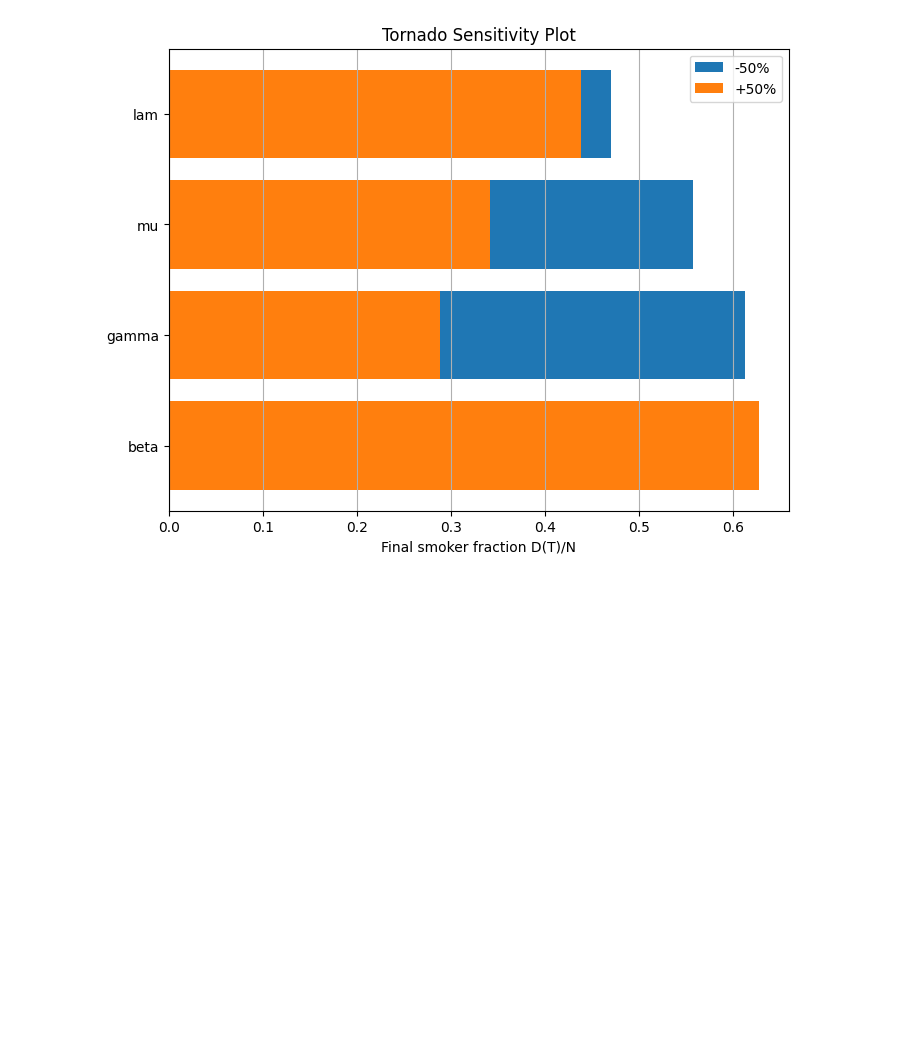
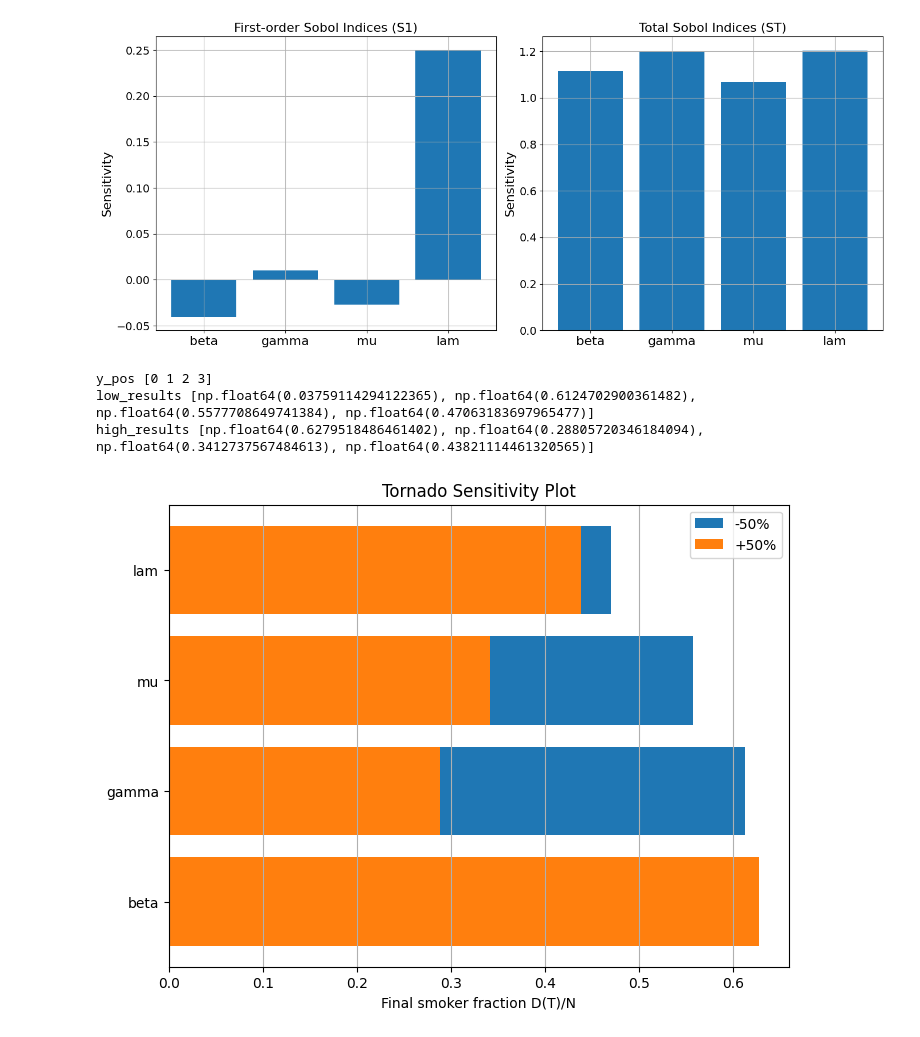
Before and after one commit to sean293/MAP4484-Tobacco-Use, a Jupyter notebook: sensitivity_analysis.ipynb, the cells around one changed output. Saved outputs shown, nothing was run; the diff lists cells and outputs as text; code cells hidden in the pictures; blank space fills up the shorter version.

Commit message:
Add figures and sensitivity analysis using T as an added variable.

```diff
--- a/sensitivity_analysis.ipynb
+++ b/sensitivity_analysis.ipynb
@@ -146,3 +146,29 @@ plt.show()
+# %%
+# Create the subplots
+fig, ax = plt.subplots(1, 2, figsize=(14, 6))
+
+# Plot S1 indices
+ax[0].bar(problem["names"], Si["S1"])
+ax[0].set_title('First-order Sobol Indices (S1)', fontsize=24)
+ax[0].set_ylabel('Sensitivity', fontsize=16)
+ax[0].tick_params(axis='x', labelsize=16)
+ax[0].tick_params(axis='y', labelsize=14)
+ax[0].grid(True)
+
+
+# Plot ST indices
+ax[1].bar(problem["names"], Si["ST"])
+ax[1].set_title('Total Sobol Indices (ST)', fontsize=24)
+ax[1].set_ylabel('Sensitivity', fontsize=16)
+ax[1].tick_params(axis='x', labelsize=16)
+ax[1].tick_params(axis='y', labelsize=14)
+ax[1].grid(True)
+
+# Display the plot
+plt.tight_layout()
+plt.show()
+# %% [output]
+[figure, added]
 # %%
 import numpy as np
 from scipy.integrate import solve_ivp
@@ -191,6 +217,12 @@ y_pos = np.arange(len(param_names))
 plt.barh(y_pos, low_results,  color="tab:blue",  label="-50%")
 plt.barh(y_pos, high_results, color="tab:orange", label="+50%")
 
+print('y_pos', y_pos)
+
+print('low_results', low_results)
+print('high_results', high_results)
+
+
 plt.yticks(y_pos, param_names)
 plt.xlabel("Final smoker fraction D(T)/N")
 plt.title("Tornado Sensitivity Plot")
@@ -198,6 +230,9 @@ plt.legend()
 plt.grid(True, axis='x')
 plt.show()
 # %% [output]
+y_pos [0 1 2 3]
+low_results [np.float64(0.03759114294122365), np.float64(0.6124702900361482), np.float64(0.5577708649741384), np.float64(0.47063183697965477)]
+high_results [np.float64(0.6279518486461402), np.float64(0.28805720346184094), np.float64(0.3412737567484613), np.float64(0.43821114461320565)]
 [figure]
 # %%
 import numpy as np
```
Also changed, not shown: parts of 3 cells of this notebook, 7 other files.
